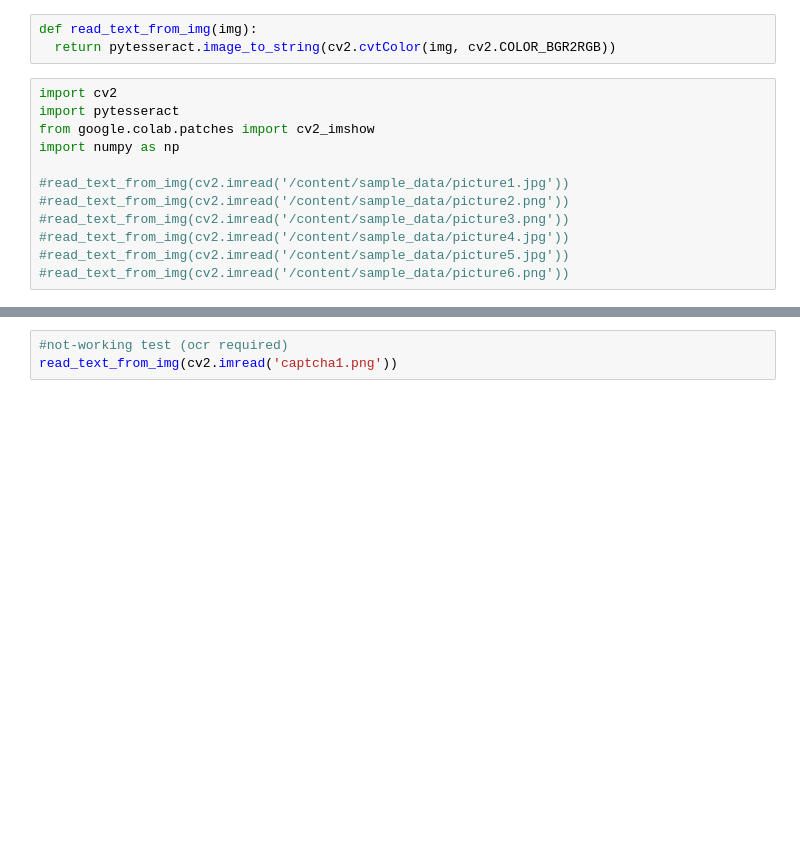
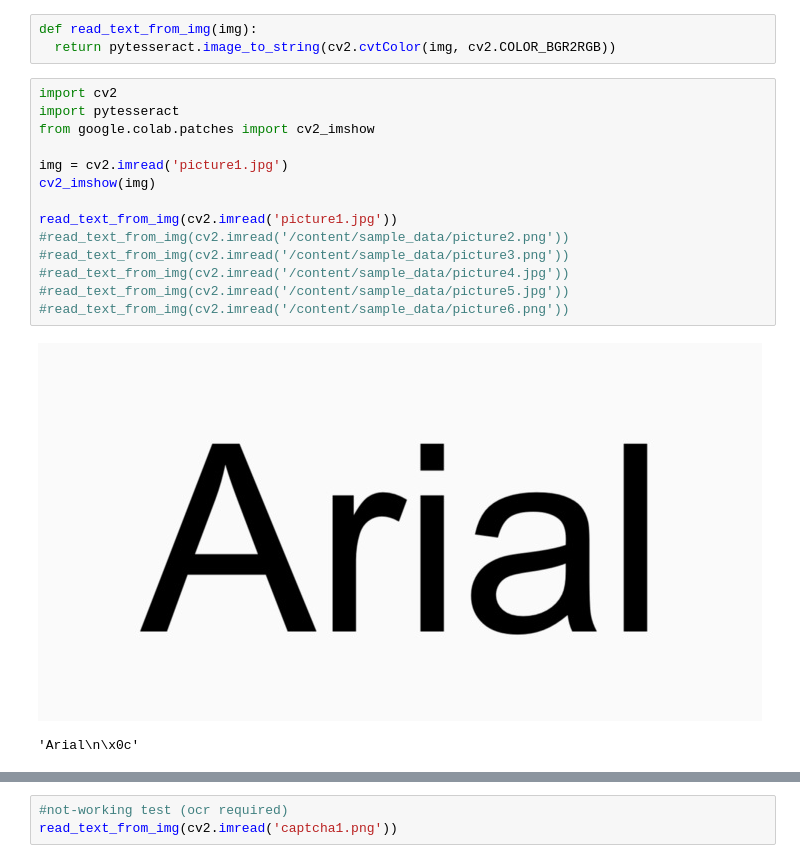
Before and after one commit to pawelp0499/Zaawansowane_programowanie21, a Jupyter notebook: main.ipynb, the cells around one changed output, grey strips where cells are left out. Drawn from its saved outputs; the diff is of its cells as text; blank space fills up the shorter version.

```diff
--- a/main.ipynb
+++ b/main.ipynb
@@ -7,13 +7,18 @@ def read_text_from_img(img):
 # %%
 import cv2
 import pytesseract
 from google.colab.patches import cv2_imshow
-import numpy as np
 
-#read_text_from_img(cv2.imread('/content/sample_data/picture1.jpg'))
+img = cv2.imread('picture1.jpg')
+cv2_imshow(img)
+
+read_text_from_img(cv2.imread('picture1.jpg'))
 #read_text_from_img(cv2.imread('/content/sample_data/picture2.png'))
 #read_text_from_img(cv2.imread('/content/sample_data/picture3.png'))
 #read_text_from_img(cv2.imread('/content/sample_data/picture4.jpg'))
 #read_text_from_img(cv2.imread('/content/sample_data/picture5.jpg'))
 #read_text_from_img(cv2.imread('/content/sample_data/picture6.png'))
+# %% [output]
+[figure, added]
+'Arial\n\x0c'
 # %%
```
Also changed, not shown: parts of 2 cells of this notebook.
